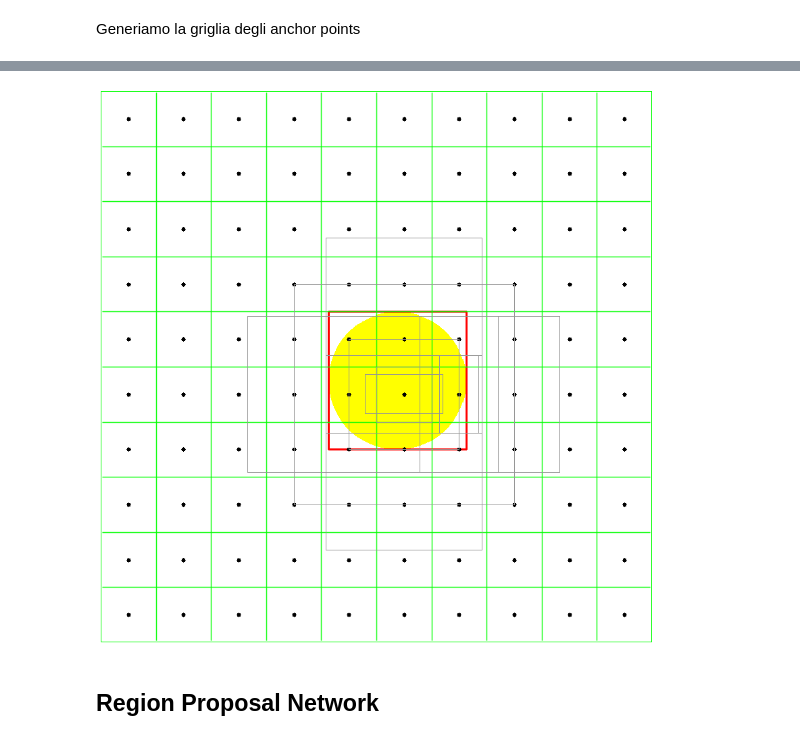
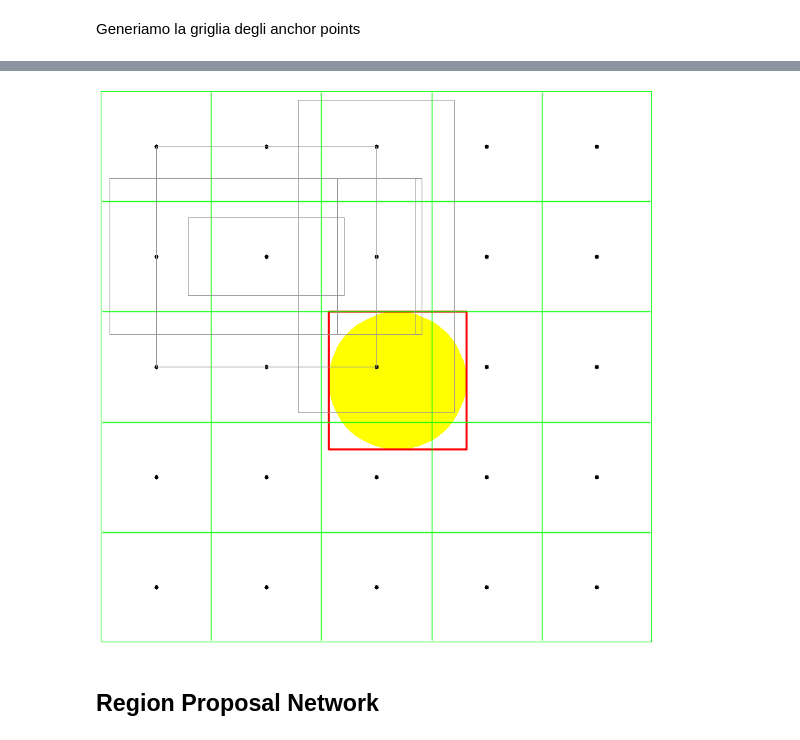
Before and after one commit to gmanco/cv_notebooks, a Jupyter notebook: 8a.Object_Detection.ipynb, the cells around one changed output, grey strips where cells are left out. Drawn from its saved outputs; the diff is of its cells as text; code cells hidden in the pictures.

```diff
--- a/8a.Object_Detection.ipynb
+++ b/8a.Object_Detection.ipynb
@@ -69,7 +107,7 @@ La griglia rappresenta il livello di downsample ottenuto calcolando le feature m
 plt.figure(figsize=(15,15))
 
 
-cell_size = 80
+cell_size = 160
 
 img_grid = draw_grid(img,pxstep=cell_size)
 
@@ -152,18 +200,18 @@ def draw_anchors(image,ctr,anchors, point_col = (0, 0, 0), anch_col = (150, 150,
 # %%
 plt.figure(figsize=(15,15))
 
 
 cell_size = 80
 
-img_anch = draw_anchors(img_grid,ctr,anchors[313:322])
+img_anch = draw_anchors(img_grid,ctr,anchors[13:18])#[312:321])
 #img_anch = draw_anchors(img_grid,ctr,anchors)
 
 
 plt.imshow(img_anch)
 plt.axis('off')
 plt.show()
 # %% [output]
-[figure, old version]
+[figure, new version]
 # %% [markdown]
 ## Region Proposal Network
 # %%
```
Also changed, not shown: parts of 9 cells of this notebook, 7 other files.
